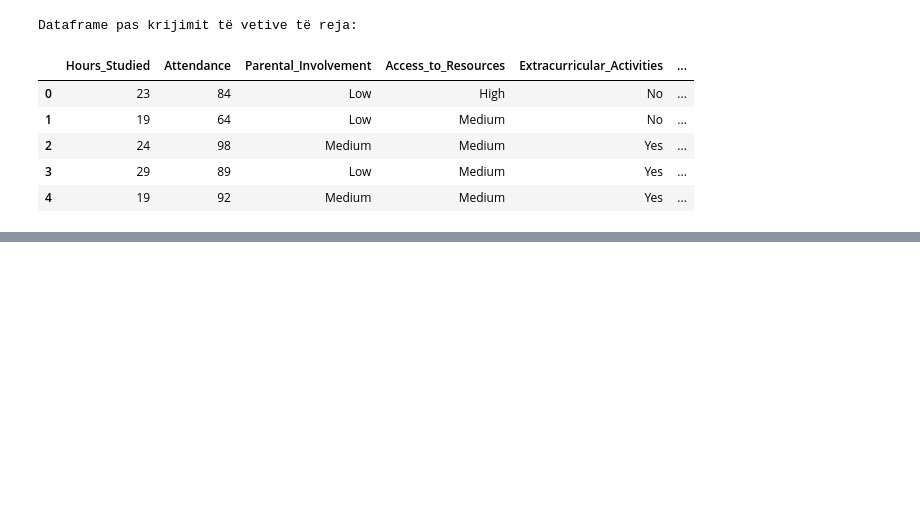
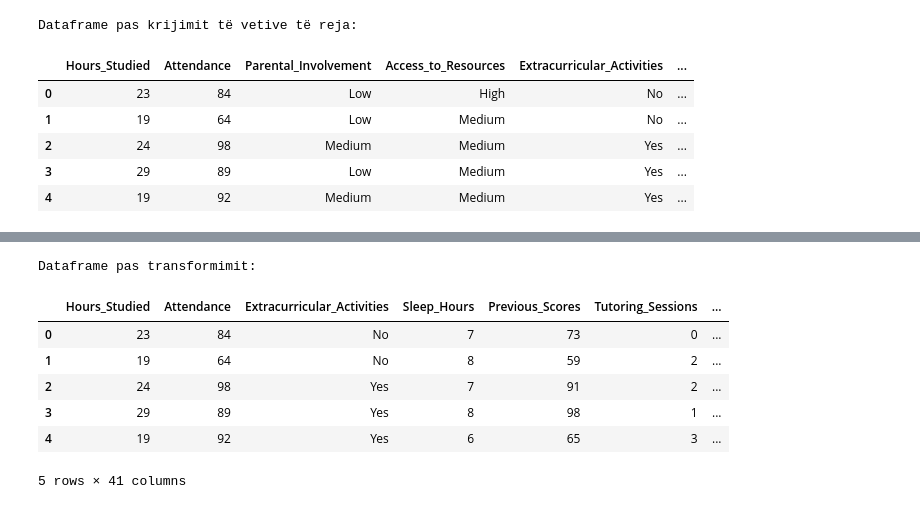
Before and after one commit to enis-halilaj/pvdh-projekti-msc, a Jupyter notebook: data-preprocessing/main.ipynb, the cells around one changed output, grey strips where cells are left out. Saved outputs shown, nothing was run; the diff lists cells and outputs as text; code cells hidden in the pictures; blank space fills up the shorter version.

```diff
--- a/data-preprocessing/main.ipynb
+++ b/data-preprocessing/main.ipynb
@@ -379,0 +402,37 @@ Dataframe pas krijimit të vetive të reja:
+# %%
+# Create a copy of the selected features DataFrame to avoid SettingWithCopyWarning
+df_selected_features = df_selected_features.copy()
+
+# Diskretizimi i Hours_Studied ne grupe
+bins_hours_studied = [0, 10, 20, 30]
+labels_hours_studied = ['Low', 'Medium', 'High']
+df_selected_features['Hours_Studied_Binned'] = pd.cut(
+    df_selected_features['Hours_Studied'],
+    bins=bins_hours_studied,
+    labels=labels_hours_studied,
+    right=False
+)
+
+# Diskretizimi i Sleep_Hours ne grupe
+bins_sleep_hours = [0, 6, 7, 8, 10]
+labels_sleep_hours = ['Very Low', 'Low', 'Adequate', 'High']
+df_selected_features['Sleep_Hours_Binned'] = pd.cut(
+    df_selected_features['Sleep_Hours'],
+    bins=bins_sleep_hours,
+    labels=labels_sleep_hours,
+    right=False
+)
+
+# Diskretizimi i Previous_Scores ne grupe
+bins_previous_scores = [0, 60, 75, 90, 100]
+labels_previous_scores = ['Low', 'Medium', 'High', 'Very High']
+df_selected_features['Previous_Scores_Binned'] = pd.cut(
+    df_selected_features['Previous_Scores'],
+    bins=bins_previous_scores,
+    labels=labels_previous_scores,
+    right=False
+)
+
+# Shfaqim dataframe-in e azhurnuar me grupe te reja
+print("Dataframe pas diskretizimit:")
+display(df_selected_features[['Hours_Studied', 'Hours_Studied_Binned', 'Sleep_Hours', 'Sleep_Hours_Binned', 'Previous_Scores', 'Previous_Scores_Binned']].head())
@@ -379,0 +447,16 @@ Dataframe pas krijimit të vetive të reja:
+# %%
+# Krijojme variabla binare per kategorite e zgjedhura
+df_transformed = pd.get_dummies(df_selected_features, columns=['Gender', 'Parental_Involvement', 'Access_to_Resources', 'Motivation_Level', 'Internet_Access', 'Teacher_Quality', 'Peer_Influence', 'Family_Income', 'Hours_Studied_Binned', 'Sleep_Hours_Binned', 'Previous_Scores_Binned'])
+
+# Shfaqim dataframe te transformuar
+print("Dataframe pas transformimit:")
+display(df_transformed.head())
+# %% [output]
+Dataframe pas transformimit:
+|  | Hours_Studied | Attendance | Extracurricular_Activities | Sleep_Hours | Previous_Scores | Tutoring_Sessions | ... |
+| 0 | 23 | 84 | No | 7 | 73 | 0 | ... |
+| 1 | 19 | 64 | No | 8 | 59 | 2 | ... |
+| 2 | 24 | 98 | Yes | 7 | 91 | 2 | ... |
+| 3 | 29 | 89 | Yes | 8 | 98 | 1 | ... |
+| 4 | 19 | 92 | Yes | 6 | 65 | 3 | ... |
+5 rows × 41 columns
```
Also changed, not shown: parts of 3 cells of this notebook.
